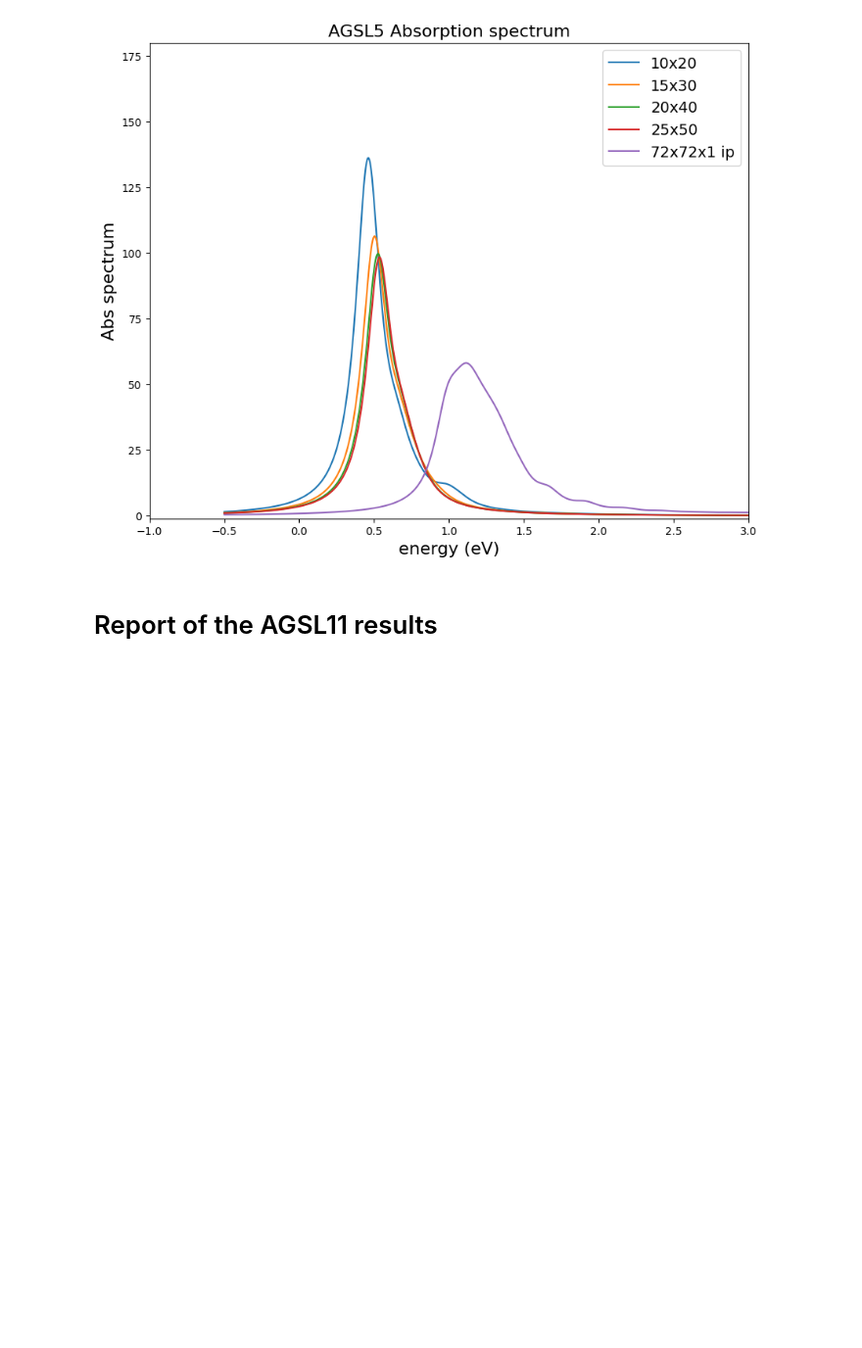
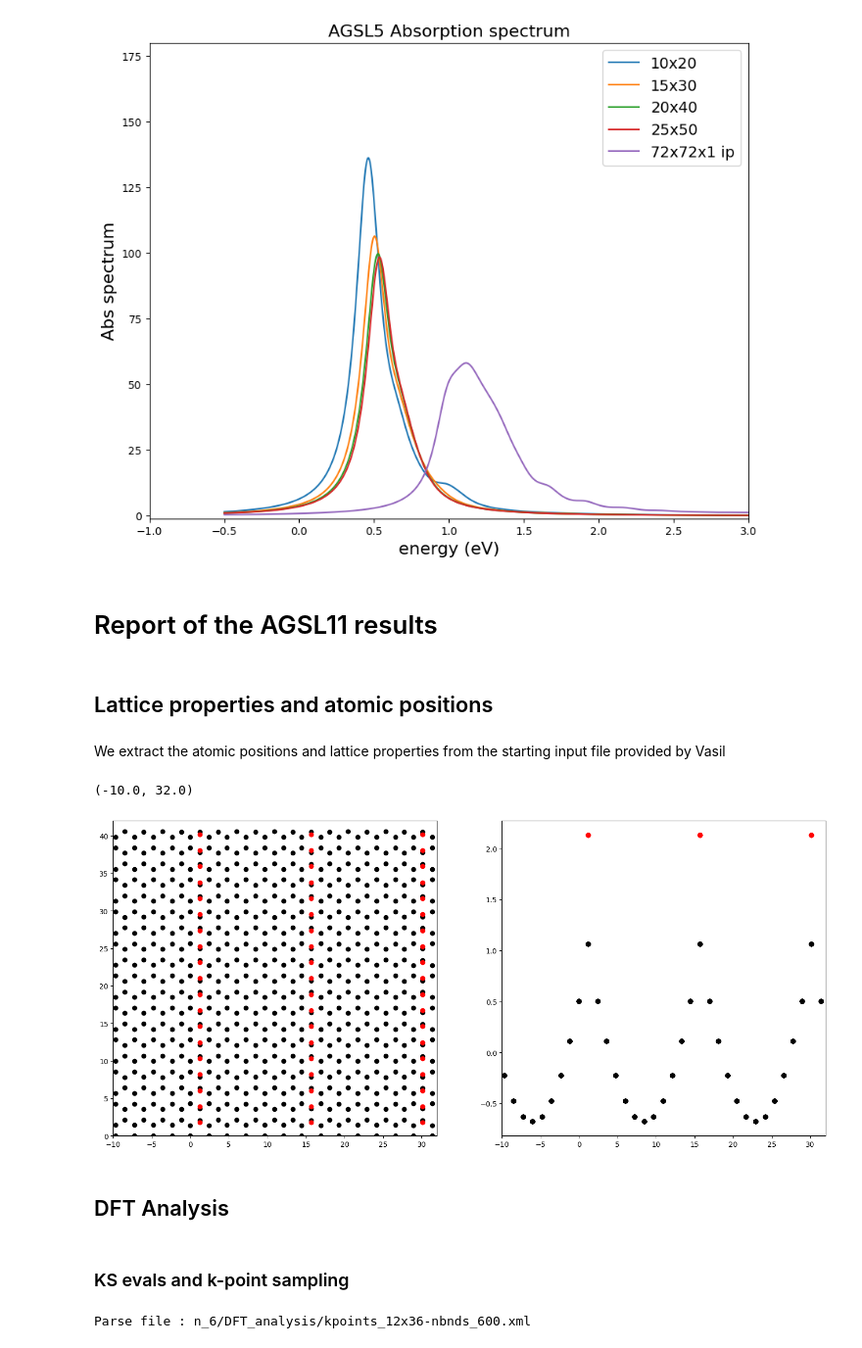
Before and after one commit to marcodalessandro76/AGSL5, a Jupyter notebook: Report.ipynb, the cells around one changed output. Shown at 98% size. Cells and saved outputs as stored; diff of their text form; code cells hidden in the pictures; blank space fills up the shorter version.

```diff
--- a/Report.ipynb
+++ b/Report.ipynb
@@ -361,3 +361,39 @@ ax.legend(fontsize=14)
 [figure]
 # %% [markdown]
 # Report of the AGSL11 results
+# %% [markdown]
+## Lattice properties and atomic positions
+# %% [markdown]
+We extract the atomic positions and lattice properties from the starting input file provided by Vasil
+# %%
+inp = I.PwInput(file='n_6/Input_scf/qe_scf.in')
+atoms = inp['atomic_positions']['values'] # provided in angstrom
+cell_parameters = inp['cell_parameters']['values'] # provided in angstrom
+# %%
+lattice = np.array(cell_parameters)
+positions = LL.build_lattice(lattice,atoms,4,10,1) #3,4
+# %%
+fig, ax = plt.subplots(nrows=1,ncols=2,figsize=(18,8))
+for at in positions:
+    if at[0] == 'C': color = 'black'
+    if at[0] == 'H': color = 'red'
+    ax[0].scatter(at[1],at[2],color=color)
+for at in positions:
+    if at[0] == 'C': color = 'black'
+    if at[0] == 'H': color = 'red'
+    ax[1].scatter(at[1],at[3],color=color)
+ax[0].set_xlim(-10,32)
+ax[0].set_ylim(0,42)
+ax[1].set_xlim(-10,32)
+# %% [output]
+(-10.0, 32.0)
+[figure, added]
+# %% [markdown]
+## DFT Analysis
+# %% [markdown]
+### KS evals and k-point sampling
+# %%
+data = P.PwParser('n_6/DFT_analysis/kpoints_12x36-nbnds_600.xml')
+#data.get_gap()
+# %% [output]
+Parse file : n_6/DFT_analysis/kpoints_12x36-nbnds_600.xml
```
Also changed, not shown: parts of 31 cells of this notebook, 21 other files.
